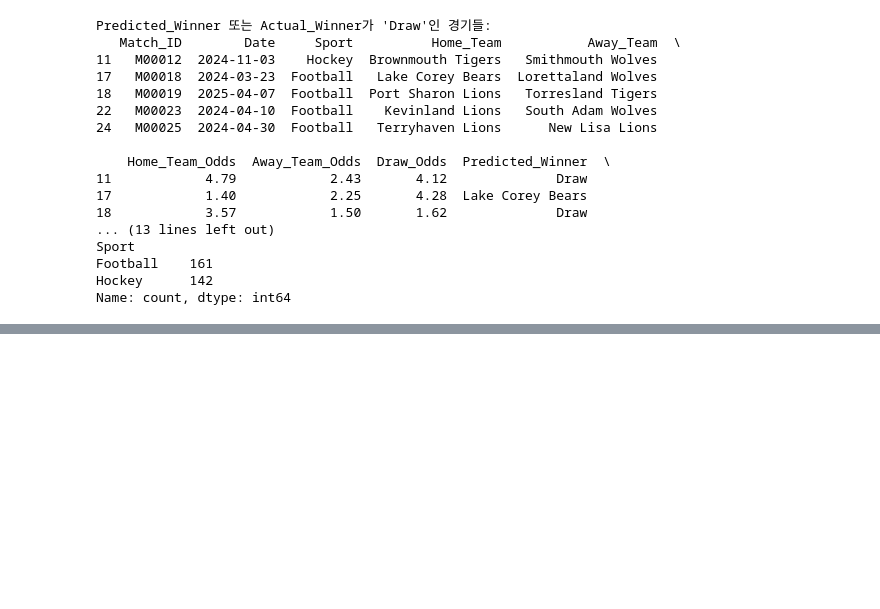
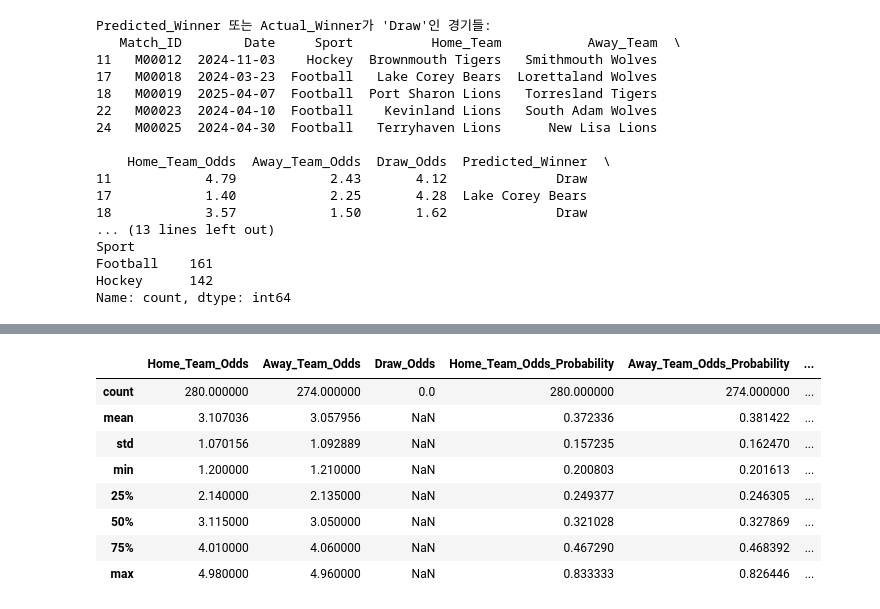
Before and after one commit to whatiddone/Kaggle_Writedown, a Jupyter notebook: sports_betting_predictive_analysis.ipynb, the cells around one changed output, grey strips where cells are left out. Drawn from its saved outputs; the diff is of its cells as text; code cells hidden in the pictures; blank space fills up the shorter version.

```diff
--- a/sports_betting_predictive_analysis.ipynb
+++ b/sports_betting_predictive_analysis.ipynb
@@ -329,0 +672,12 @@ Name: count, dtype: int64
+# %%
+basketball_df.describe()
+# %% [output]
+|  | Home_Team_Odds | Away_Team_Odds | Draw_Odds | Home_Team_Odds_Probability | Away_Team_Odds_Probability | ... |
+| count | 280.000000 | 274.000000 | 0.0 | 280.000000 | 274.000000 | ... |
+| mean | 3.107036 | 3.057956 | NaN | 0.372336 | 0.381422 | ... |
+| std | 1.070156 | 1.092889 | NaN | 0.157235 | 0.162470 | ... |
+| min | 1.200000 | 1.210000 | NaN | 0.200803 | 0.201613 | ... |
+| 25% | 2.140000 | 2.135000 | NaN | 0.249377 | 0.246305 | ... |
+| 50% | 3.115000 | 3.050000 | NaN | 0.321028 | 0.327869 | ... |
+| 75% | 4.010000 | 4.060000 | NaN | 0.467290 | 0.468392 | ... |
+| max | 4.980000 | 4.960000 | NaN | 0.833333 | 0.826446 | ... |
```
Also changed, not shown: parts of 21 cells of this notebook, 1 other file.
